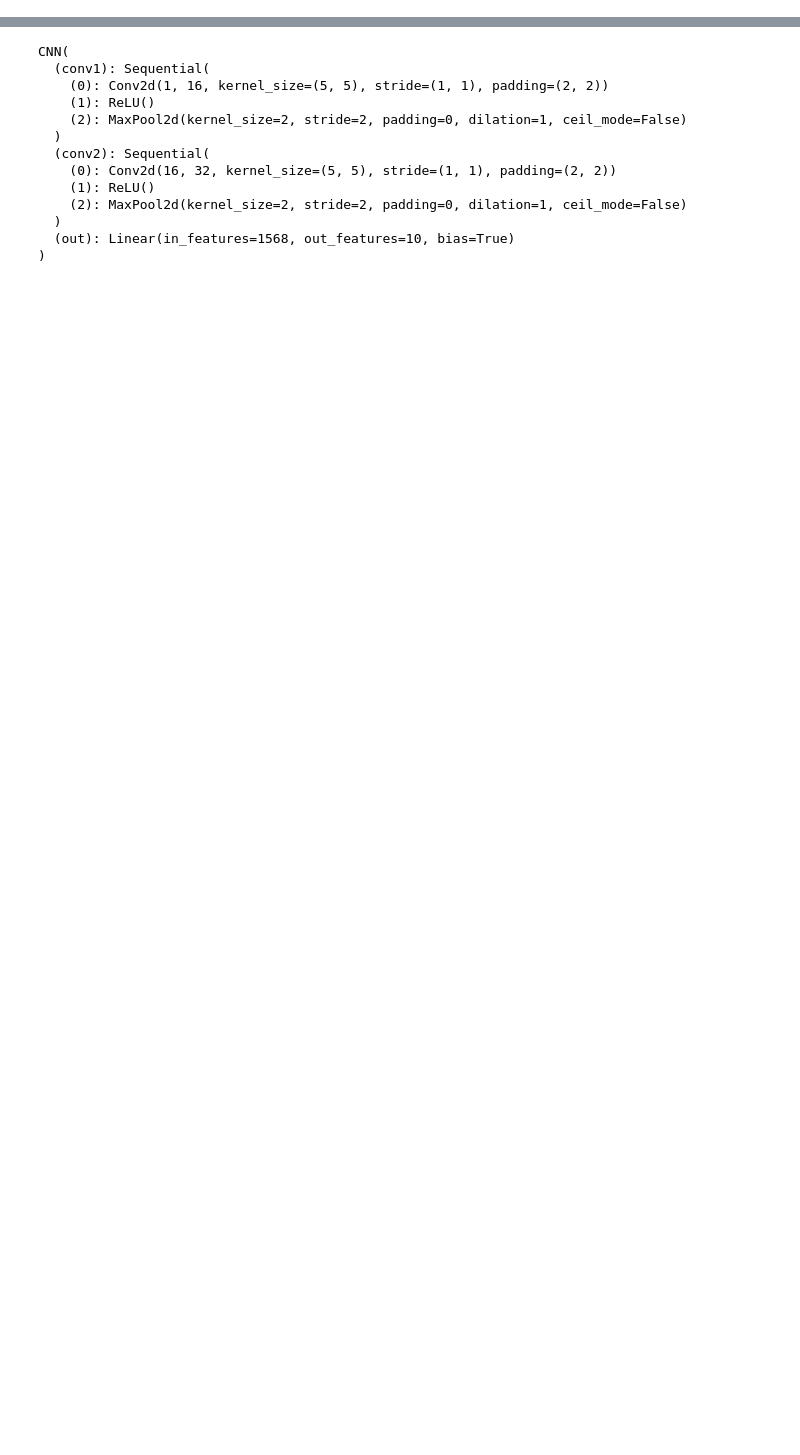
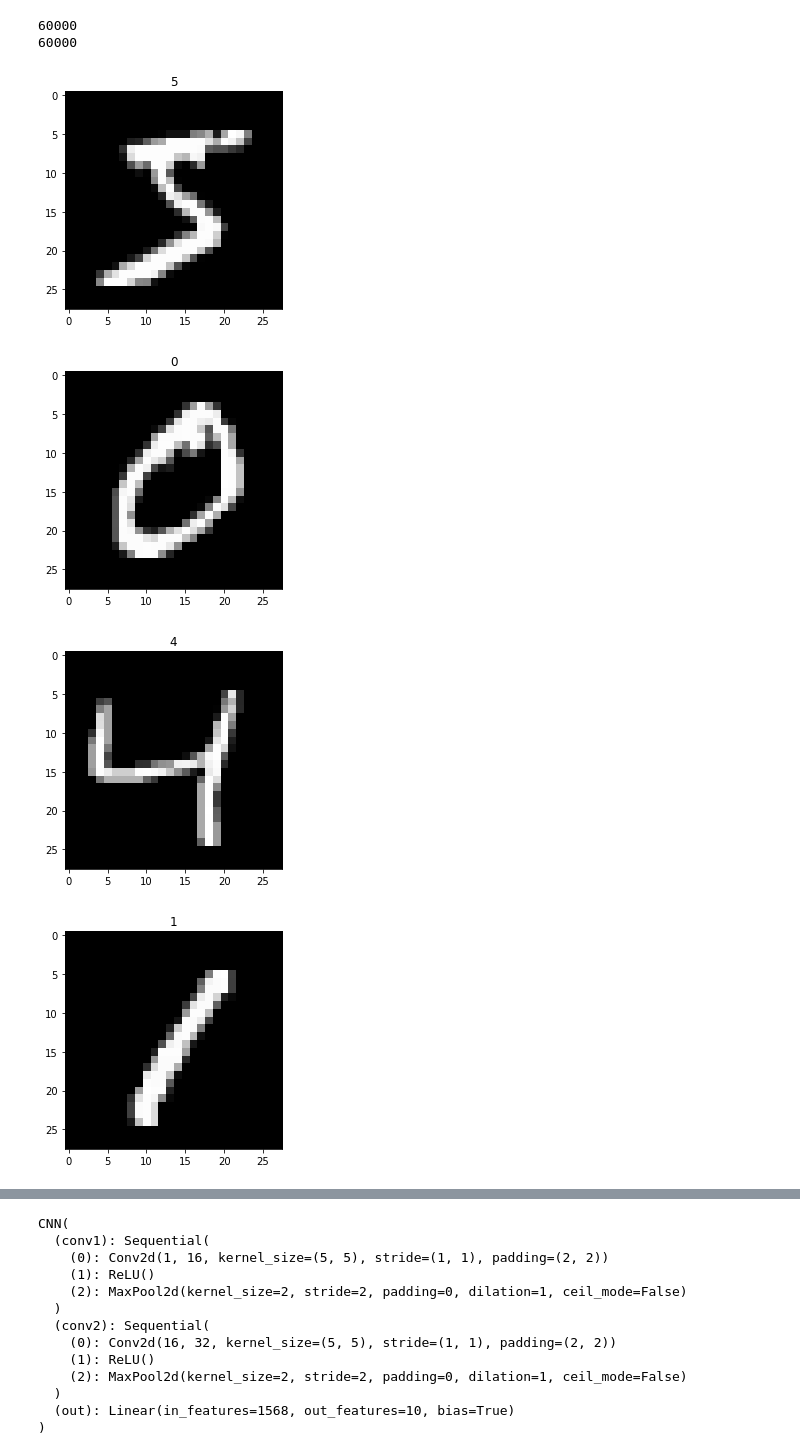
Before and after one commit to tony92151/pytorch_learning, a Jupyter notebook: Daily practice/day7/day7_gpu.ipynb, the cells around one changed output, grey strips where cells are left out. Saved outputs shown, nothing was run; the diff lists cells and outputs as text; code cells hidden in the pictures; blank space fills up the shorter version.

```diff
--- a/Daily practice/day7/day7_gpu.ipynb
+++ b/Daily practice/day7/day7_gpu.ipynb
@@ -33,3 +42,20 @@ train_data = torchvision.datasets.MNIST(
     transform=torchvision.transforms.ToTensor(), #改成torch可讀
     download=DOWNLOAD_MNIST,
 )
+# %%
+print(len(train_data.train_data))
+print(len(train_data.train_labels))
+# %% [output]
+60000
+60000
+# %%
+for i in range(10):
+    img = np.asarray(train_data.train_data[i])
+    plt.imshow(img, cmap='gray')
+    plt.title('%i' % train_data.train_labels[i])
+    plt.show()
+# %% [output]
+[figure, added]
+[figure, added]
+[figure, added]
+[figure, added]
```
Also changed, not shown: parts of 10 cells of this notebook, 3 other files.
